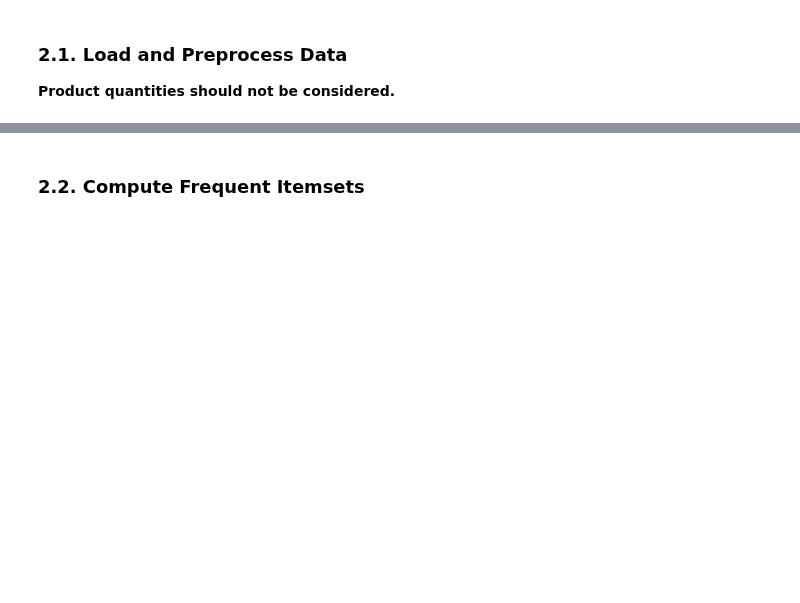
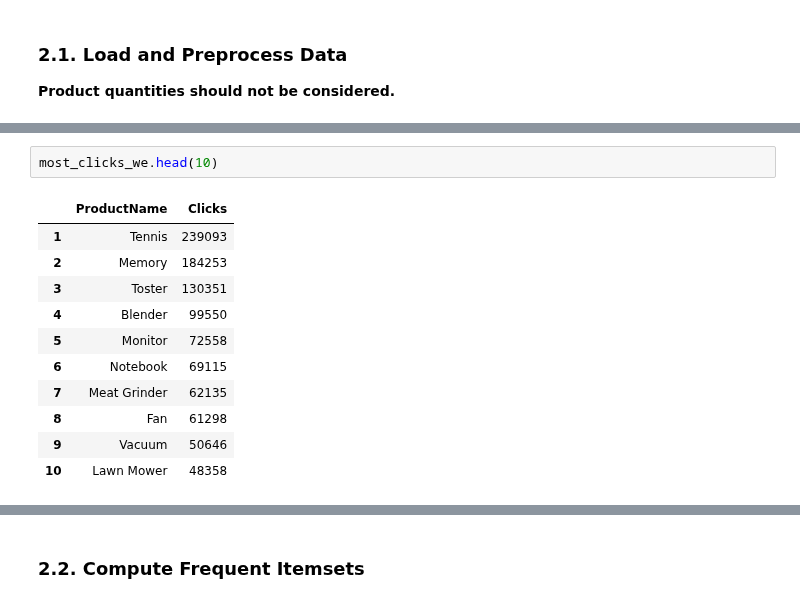
Before and after one commit to flpsantos3/PD_01, a Jupyter notebook: PD_202021_P1.ipynb, the cells around one changed output, grey strips where cells are left out. Saved outputs shown, nothing was run; the diff lists cells and outputs as text; blank space fills up the shorter version.

```diff
--- a/PD_202021_P1.ipynb
+++ b/PD_202021_P1.ipynb
@@ -531,0 +559,14 @@ In this part of the project you should analyse the consumption patterns during t
+# %%
+most_clicks_we.head(10)
+# %% [output]
+|  | ProductName | Clicks |
+| 1 | Tennis | 239093 |
+| 2 | Memory | 184253 |
+| 3 | Toster | 130351 |
+| 4 | Blender | 99550 |
+| 5 | Monitor | 72558 |
+| 6 | Notebook | 69115 |
+| 7 | Meat Grinder | 62135 |
+| 8 | Fan | 61298 |
+| 9 | Vacuum | 50646 |
+| 10 | Lawn Mower | 48358 |
```
Also changed, not shown: parts of 43 cells of this notebook.
